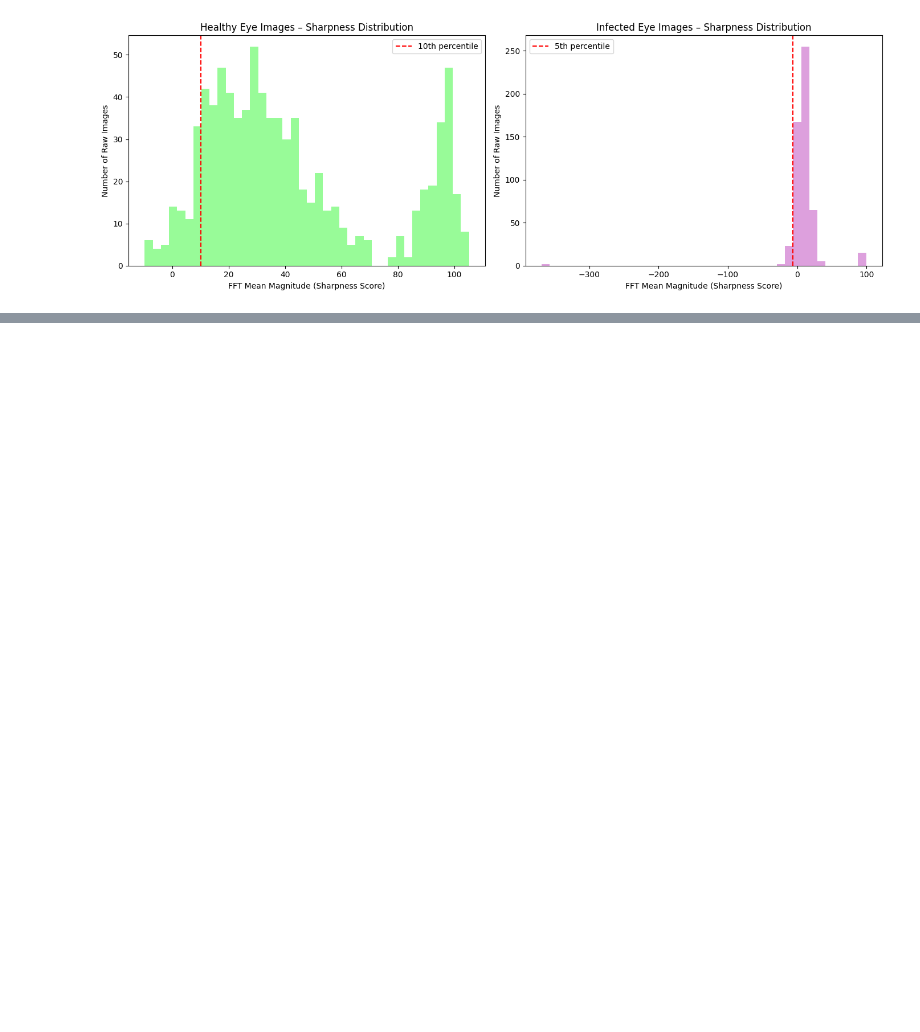
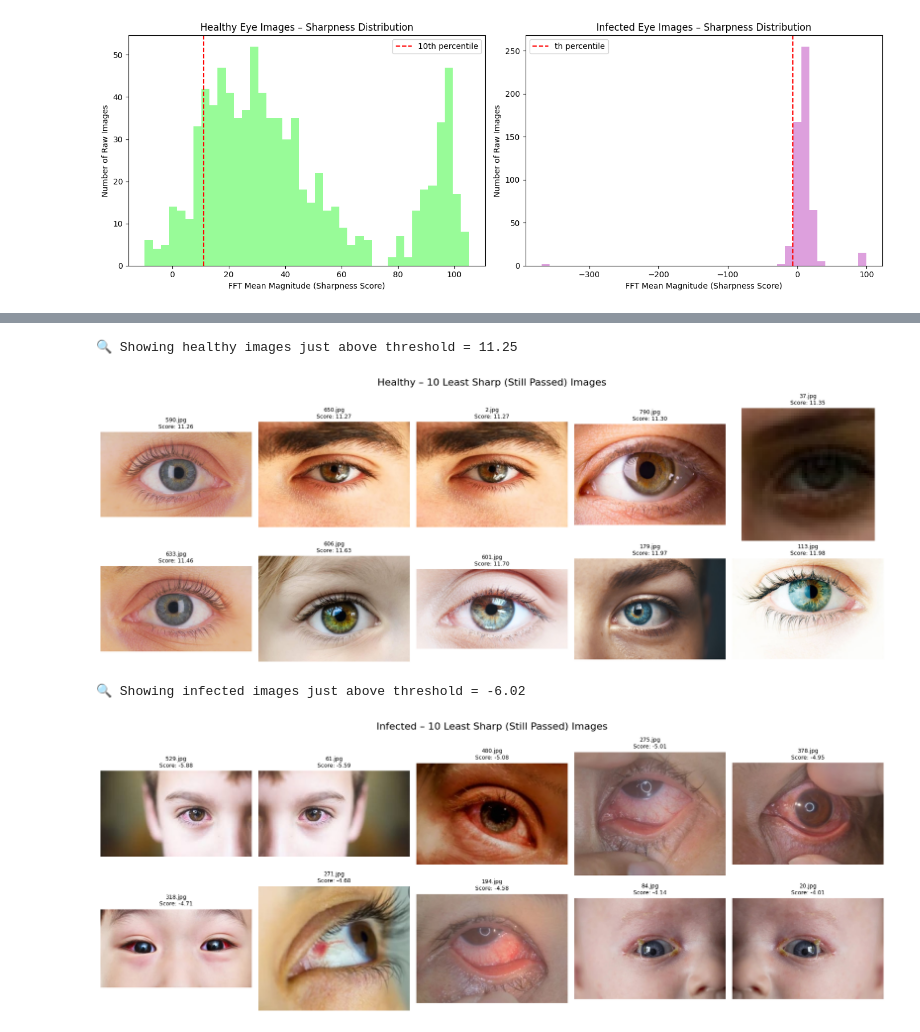
Before and after one commit to mariam-hedgie/Eyedentify-AI, a Jupyter notebook: notebooks/01_explore_preprocess.ipynb, the cells around one changed output, grey strips where cells are left out. Cells and saved outputs as stored; diff of their text form; code cells hidden in the pictures; blank space fills up the shorter version.

Commit message:
fixing threshold

```diff
--- a/notebooks/01_explore_preprocess.ipynb
+++ b/notebooks/01_explore_preprocess.ipynb
@@ -170,7 +142,8 @@ for f in os.listdir(infected_raw):
         continue
     sharp_scores_i.append(compute_fft_blur_score(img))
 
-dynamic_thresh_h = np.percentile(sharp_scores_h, 10) #increased from 5 to 10
+h_percentile = 12
+dynamic_thresh_h = np.percentile(sharp_scores_h, h_percentile)
 dynamic_thresh_i = np.percentile(sharp_scores_i, 5)
 print("Healthy threshold:", dynamic_thresh_h)
 print("Infected threshold:", dynamic_thresh_i)
@@ -334,0 +301,46 @@ Logged 110 blurry images to ../logs/blurry_images_log.csv
+# %%
+# %%
+def show_images_just_above_threshold(folder, threshold, label, num_to_show=10):
+    """
+    Displays the bottom N sharpest images that still passed the blur threshold (i.e., just above threshold).
+    """
+    print(f"\n🔍 Showing {label} images just above threshold = {threshold:.2f}")
+
+    image_paths = [os.path.join(folder, f) for f in os.listdir(folder) if f.endswith(('.jpg', '.png'))]
+    blur_scores = []
+
+    for path in image_paths:
+        img = cv2.imread(path)
+        if img is not None:
+            score = compute_fft_blur_score(img)
+            if score >= threshold:  # Only keep scores that passed
+                blur_scores.append((path, score))
+
+    # Sort ascending (lowest sharp scores first)
+    sorted_imgs = sorted(blur_scores, key=lambda x: x[1])
+
+    # pick top N just above the threshold
+    selected = sorted_imgs[:num_to_show]
+
+    # plot them
+    fig, axes = plt.subplots(2, 5, figsize=(18, 7))
+    axes = axes.flatten()
+
+    for i, (path, score) in enumerate(selected):
+        img = cv2.imread(path)
+        img_rgb = cv2.cvtColor(img, cv2.COLOR_BGR2RGB)
+        axes[i].imshow(img_rgb)
+        axes[i].set_title(f"{os.path.basename(path)}\nScore: {score:.2f}", fontsize=9)
+        axes[i].axis("off")
+
+    plt.suptitle(f"{label.capitalize()} – {num_to_show} Least Sharp (Still Passed) Images", fontsize=16)
+    plt.tight_layout()
+    plt.show()
+# %%
+show_images_just_above_threshold(filtered_healthy, dynamic_thresh_h, label='healthy')
+show_images_just_above_threshold(filtered_infected, dynamic_thresh_i, label='infected')
+# %% [output]
+🔍 Showing healthy images just above threshold = 11.25
+[figure, added]
+🔍 Showing infected images just above threshold = -6.02
+[figure, added]
```
Also changed, not shown: parts of 11 cells of this notebook, 3 other files.
